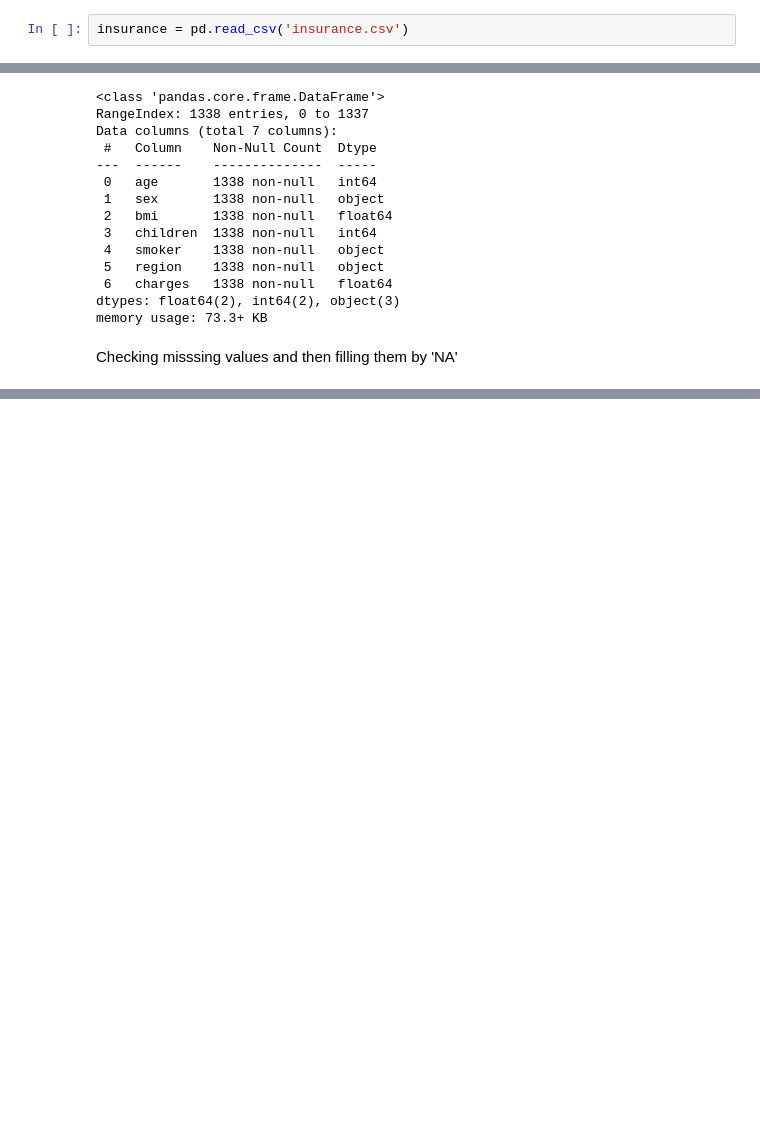
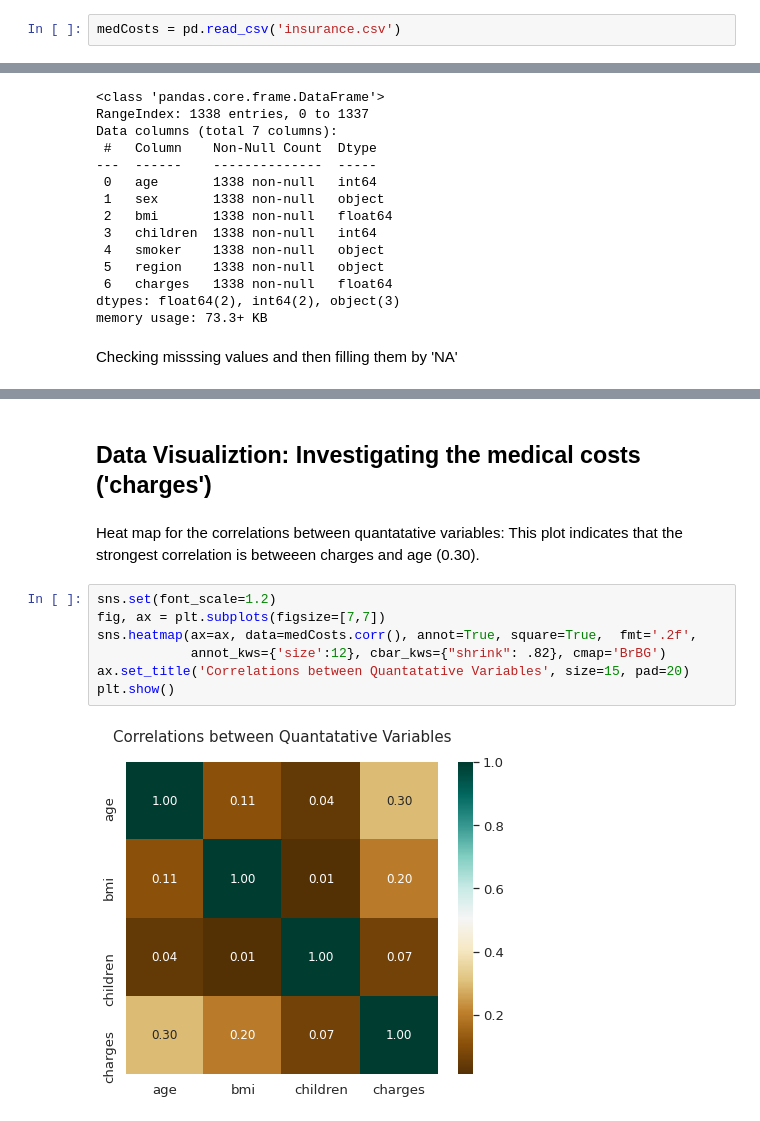
Before and after one commit to dspark0419/DATA-201, a Jupyter notebook: Project_1_insurance.ipynb, the cells around one changed output, grey strips where cells are left out. Cells and saved outputs as stored; diff of their text form; blank space fills up the shorter version.

```diff
--- a/Project_1_insurance.ipynb
+++ b/Project_1_insurance.ipynb
@@ -40,2 +35,2 @@ Importing the dataset and obtaining a basic information
 # %%
-insurance = pd.read_csv('insurance.csv')
+medCosts = pd.read_csv('insurance.csv')
@@ -206,0 +76,13 @@ for i in range(1000):
+# %% [markdown]
+## **Data Visualiztion:** Investigating the medical costs ('charges')
+# %% [markdown]
+Heat map for the correlations between quantatative variables: This plot indicates that the strongest correlation is betweeen charges and age (0.30).
+# %%
+sns.set(font_scale=1.2)
+fig, ax = plt.subplots(figsize=[7,7])
+sns.heatmap(ax=ax, data=medCosts.corr(), annot=True, square=True,  fmt='.2f',
+            annot_kws={'size':12}, cbar_kws={"shrink": .82}, cmap='BrBG')
+ax.set_title('Correlations between Quantatative Variables', size=15, pad=20)
+plt.show()
+# %% [output]
+[figure, added]
```
Also changed, not shown: parts of 58 cells of this notebook.
